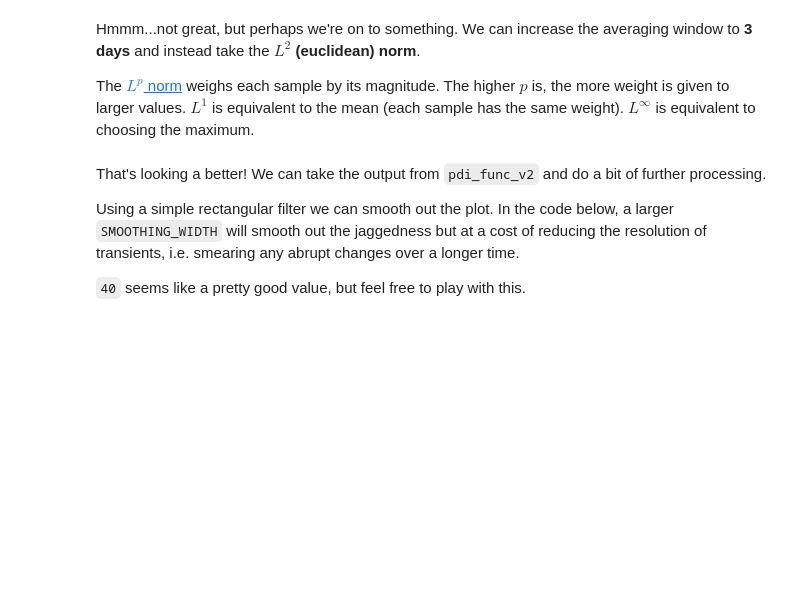
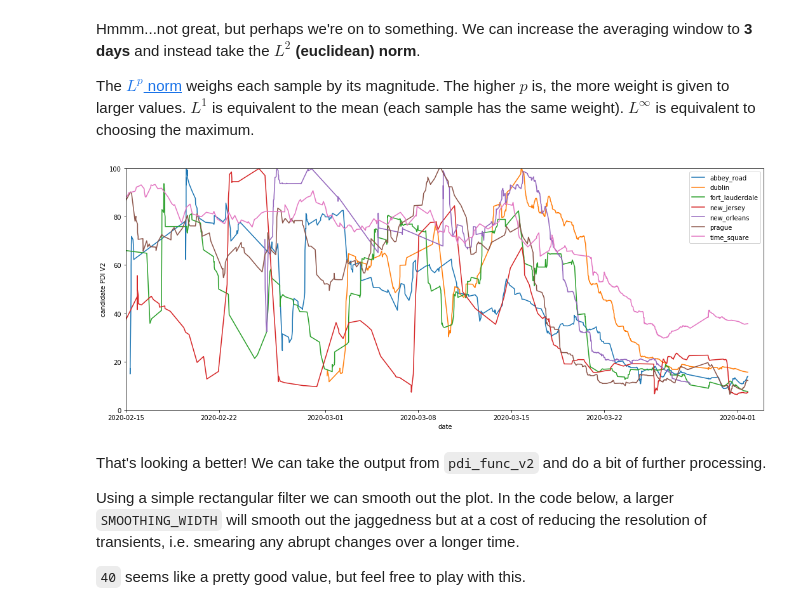
Before and after one commit to voxel51/pandemic51, a Jupyter notebook: analysis/pdi_analysis.ipynb, the cells around one changed output. Drawn from its saved outputs; the diff is of its cells as text; code cells hidden in the pictures; blank space fills up the shorter version.

```diff
--- a/analysis/pdi_analysis.ipynb
+++ b/analysis/pdi_analysis.ipynb
@@ -116,16 +135,18 @@ The [$L^p$ norm](https://en.wikipedia.org/wiki/Lp_space) weighs each sample by i
 # %%
 # number of days to average counts over
 WINDOW_DAYS = 3
 
 # p-norm value for normalizing (LP=2 -> euclidean norm)
 LP = 2
 
 # a function that averages the counts within a window
 AVG_FCN = lambda x: np.linalg.norm(x, ord=LP) / (len(x) ** (1 / LP))
 
 pdi_func_v2 = create_pdi_func(WINDOW_DAYS, AVG_FCN)
 
-plot_pdi(data_dict, pdi_func_v2)
+plot_pdi(data_dict, pdi_func_v2, version=2)
+# %% [output]
+[figure, added]
 # %% [markdown]
 That's looking a better! We can take the output from `pdi_func_v2` and do a bit of further processing.
 
```
Also changed, not shown: parts of 9 cells of this notebook, 1 other file.
